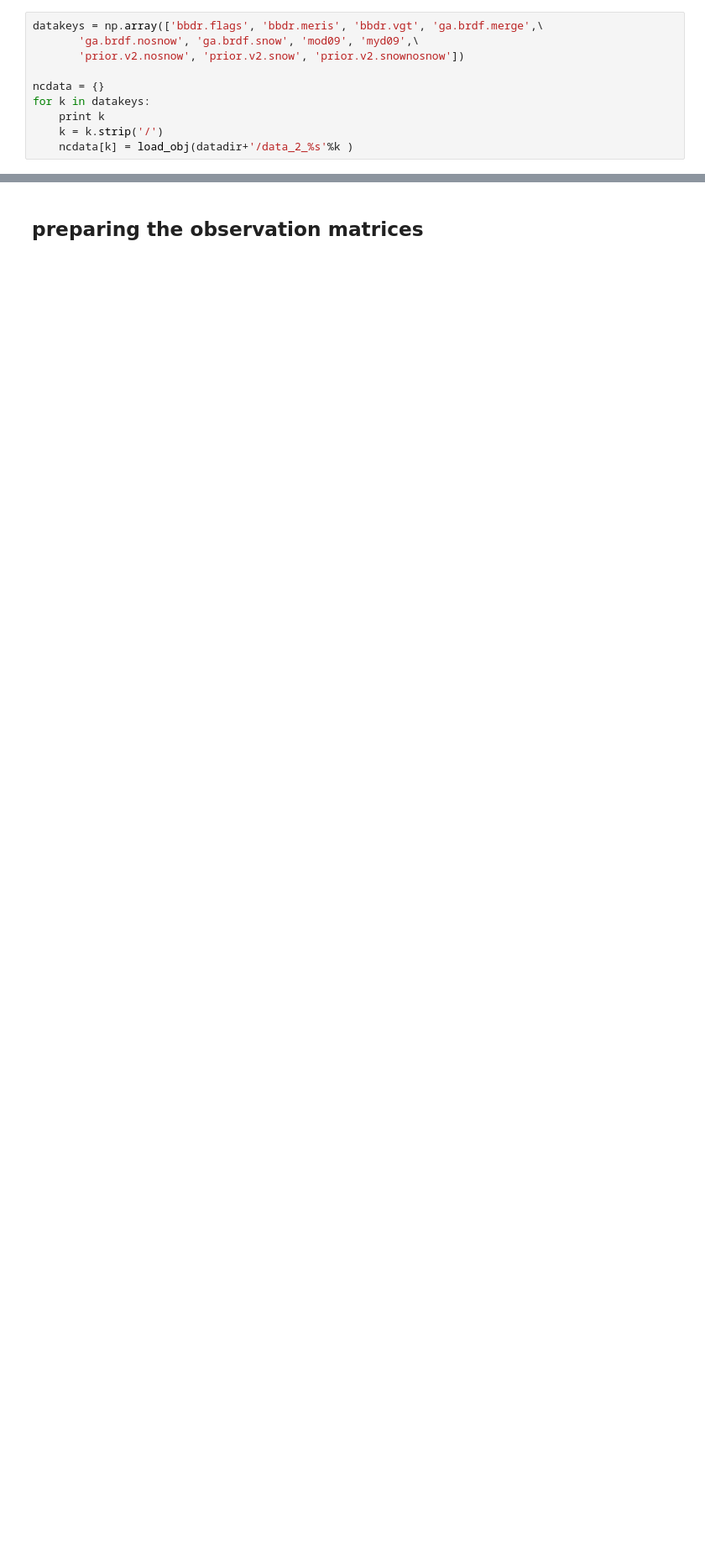
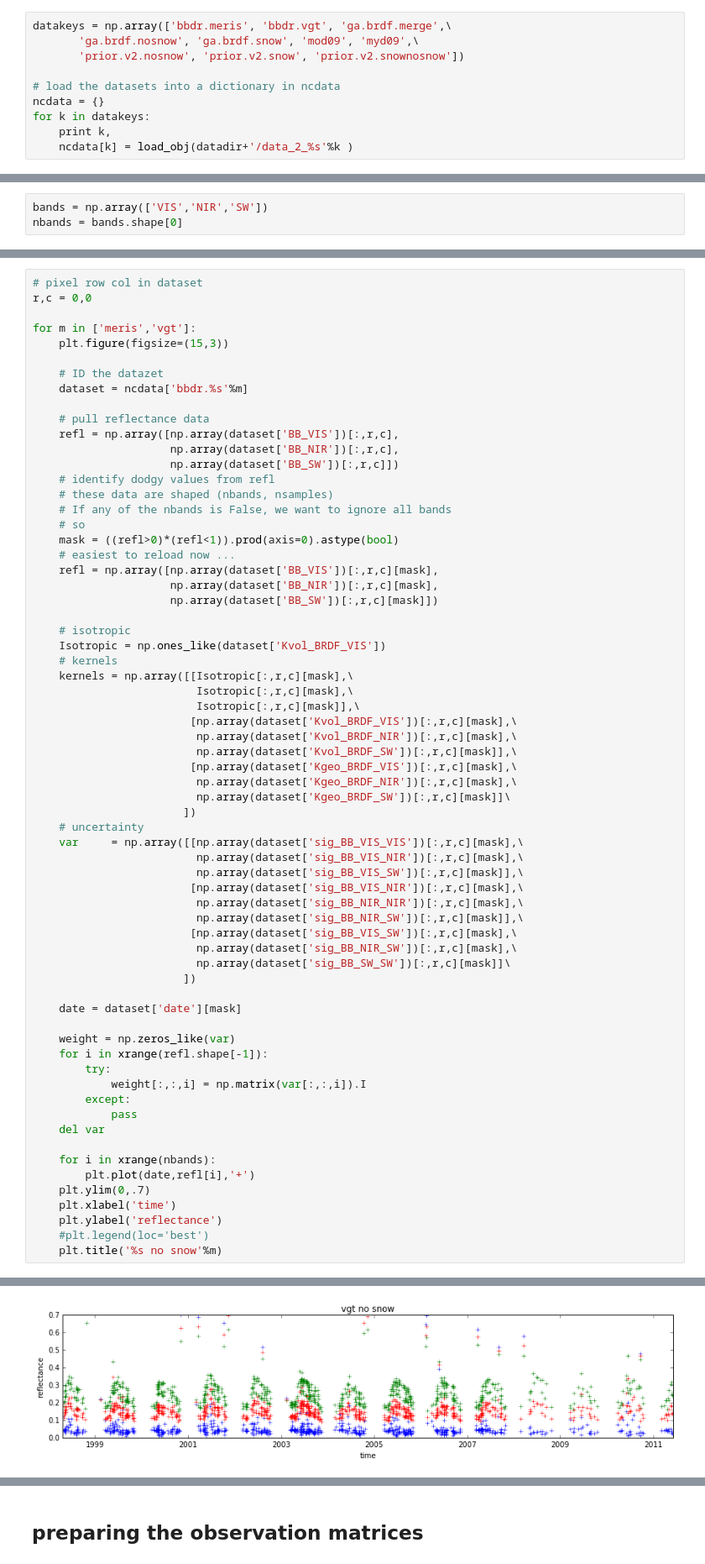
Before and after one commit to UCL-EO/QA4ECV_ATBD, a Jupyter notebook: notebooks/Load data.ipynb, the cells around one changed output, grey strips where cells are left out. Shown: that part at 84% size. Drawn from its saved outputs; the diff is of its cells as text; blank space fills up the shorter version.

```diff
--- a/notebooks/Load data.ipynb
+++ b/notebooks/Load data.ipynb
@@ -34,11 +19,11 @@ datadir = '../data'
 # %%
-datakeys = np.array(['bbdr.flags', 'bbdr.meris', 'bbdr.vgt', 'ga.brdf.merge',\
+datakeys = np.array(['bbdr.meris', 'bbdr.vgt', 'ga.brdf.merge',\
        'ga.brdf.nosnow', 'ga.brdf.snow', 'mod09', 'myd09',\
        'prior.v2.nosnow', 'prior.v2.snow', 'prior.v2.snownosnow'])
 
+# load the datasets into a dictionary in ncdata
 ncdata = {}
 for k in datakeys:
-    print k
-    k = k.strip('/')
+    print k,
     ncdata[k] = load_obj(datadir+'/data_2_%s'%k )
 # %% [output]
@@ -120,0 +44,3 @@ for m in ['meris','vgt']:
+# %%
+bands = np.array(['VIS','NIR','SW'])
+nbands = bands.shape[0]
@@ -120,0 +66,67 @@ for m in ['meris','vgt']:
+# %%
+# pixel row col in dataset
+r,c = 0,0
+
+for m in ['meris','vgt']:
+    plt.figure(figsize=(15,3))
+
+    # ID the datazet
+    dataset = ncdata['bbdr.%s'%m]
+
+    # pull reflectance data
+    refl = np.array([np.array(dataset['BB_VIS'])[:,r,c],
+                     np.array(dataset['BB_NIR'])[:,r,c],
+                     np.array(dataset['BB_SW'])[:,r,c]])
+    # identify dodgy values from refl
+    # these data are shaped (nbands, nsamples)
+    # If any of the nbands is False, we want to ignore all bands
+    # so
+    mask = ((refl>0)*(refl<1)).prod(axis=0).astype(bool)
+    # easiest to reload now ...
+    refl = np.array([np.array(dataset['BB_VIS'])[:,r,c][mask],
+                     np.array(dataset['BB_NIR'])[:,r,c][mask],
+                     np.array(dataset['BB_SW'])[:,r,c][mask]])
+
+    # isotropic
+    Isotropic = np.ones_like(dataset['Kvol_BRDF_VIS'])
+    # kernels
+    kernels = np.array([[Isotropic[:,r,c][mask],\
+                         Isotropic[:,r,c][mask],\
+                         Isotropic[:,r,c][mask]],\
+                        [np.array(dataset['Kvol_BRDF_VIS'])[:,r,c][mask],\
+                         np.array(dataset['Kvol_BRDF_NIR'])[:,r,c][mask],\
+                         np.array(dataset['Kvol_BRDF_SW'])[:,r,c][mask]],\
+                        [np.array(dataset['Kgeo_BRDF_VIS'])[:,r,c][mask],\
+                         np.array(dataset['Kgeo_BRDF_NIR'])[:,r,c][mask],\
+                         np.array(dataset['Kgeo_BRDF_SW'])[:,r,c][mask]]\
+                       ])
+    # uncertainty
+    var     = np.array([[np.array(dataset['sig_BB_VIS_VIS'])[:,r,c][mask],\
+                         np.array(dataset['sig_BB_VIS_NIR'])[:,r,c][mask],\
+                         np.array(dataset['sig_BB_VIS_SW'])[:,r,c][mask]],\
+                        [np.array(dataset['sig_BB_VIS_NIR'])[:,r,c][mask],\
+                         np.array(dataset['sig_BB_NIR_NIR'])[:,r,c][mask],\
+                         np.array(dataset['sig_BB_NIR_SW'])[:,r,c][mask]],\
+                        [np.array(dataset['sig_BB_VIS_SW'])[:,r,c][mask],\
+                         np.array(dataset['sig_BB_NIR_SW'])[:,r,c][mask],\
+                         np.array(dataset['sig_BB_SW_SW'])[:,r,c][mask]]\
+                       ])
+
+    date = dataset['date'][mask]
+
+    weight = np.zeros_like(var)
+    for i in xrange(refl.shape[-1]):
+        try:
+            weight[:,:,i] = np.matrix(var[:,:,i]).I
+        except:
+            pass
+    del var
+
+    for i in xrange(nbands):
+        plt.plot(date,refl[i],'+')
+    plt.ylim(0,.7)
+    plt.xlabel('time')
+    plt.ylabel('reflectance')
+    #plt.legend(loc='best')
+    plt.title('%s no snow'%m)
+# %% [output]
@@ -120,0 +134 @@ for m in ['meris','vgt']:
+[figure, added]
```
Also changed, not shown: parts of 18 cells of this notebook, 1 other file.
